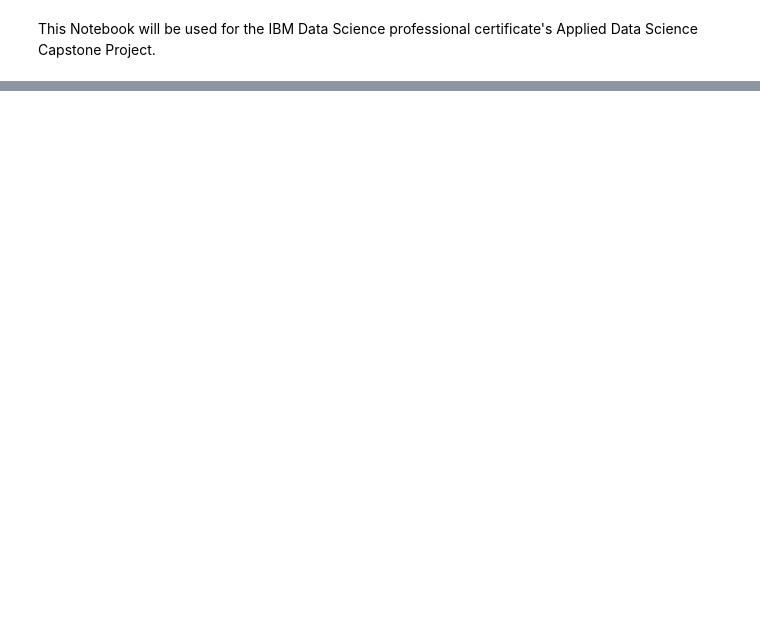
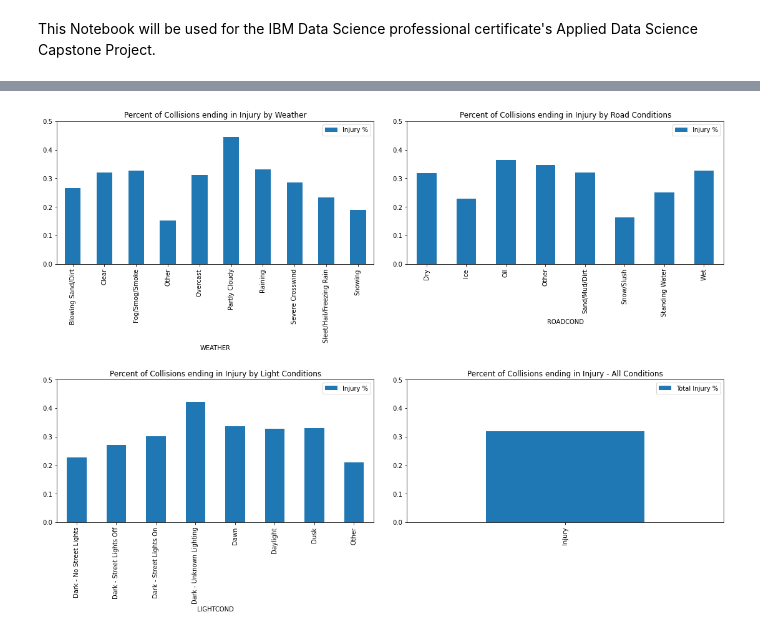
Before and after one commit to mjpower515/VehicleAccidentSeverity, a Jupyter notebook: Primary Notebook.ipynb, the cells around one changed output, grey strips where cells are left out. Cells and saved outputs as stored; diff of their text form; code cells hidden in the pictures; blank space fills up the shorter version.

```diff
--- a/Primary Notebook.ipynb
+++ b/Primary Notebook.ipynb
@@ -62,0 +188,34 @@ Feat.head()
+# %%
+
+Tot_W = 16
+Tot_H = 12
+fig, axes = plt.subplots(nrows=2, ncols=2,figsize=(Tot_W,Tot_H))
+col = feats[0]
+w = NoNA.groupby(col).agg({'Injury':sum,'X':'count'})
+w['Injury %'] = w['Injury']/w['X']
+weAx = w.plot(y='Injury %', kind='bar', ax = axes[0,0])
+axes[0,0].set_title(label="Percent of Collisions ending in Injury by Weather")
+
+col = feats[1]
+r = NoNA.groupby(col).agg({'Injury':sum,'X':'count'})
+r['Injury %'] = r['Injury']/r['X']
+rAx = r.plot(y='Injury %', kind='bar', ax = axes[0,1])
+axes[0,1].set_title(label="Percent of Collisions ending in Injury by Road Conditions")
+
+col = feats[2]
+l = NoNA.groupby(col).agg({'Injury':sum,'X':'count'})
+l['Injury %'] = l['Injury']/l['X']
+lAx = l.plot(y='Injury %', kind='bar', ax = axes[1,0])
+axes[1,0].set_title(label="Percent of Collisions ending in Injury by Light Conditions")
+
+al = pd.DataFrame({'Total Injury %': NoNA[['Injury']].sum()/len(NoNA[['X']])})
+Ax = al.plot(y='Total Injury %', kind='bar', ax = axes[1,1])
+axes[1,1].set_title(label="Percent of Collisions ending in Injury - All Conditions")
+weAx.set_ylim(0,.5)
+rAx.set_ylim(0,.5)
+lAx.set_ylim(0,.5)
+Ax.set_ylim(0,.5)
+fig.tight_layout(pad=3.0)
+plt.savefig('Injury % Chart.png')
+# %% [output]
+[figure, added]
```
Also changed, not shown: parts of 81 cells of this notebook, 15 other files.
